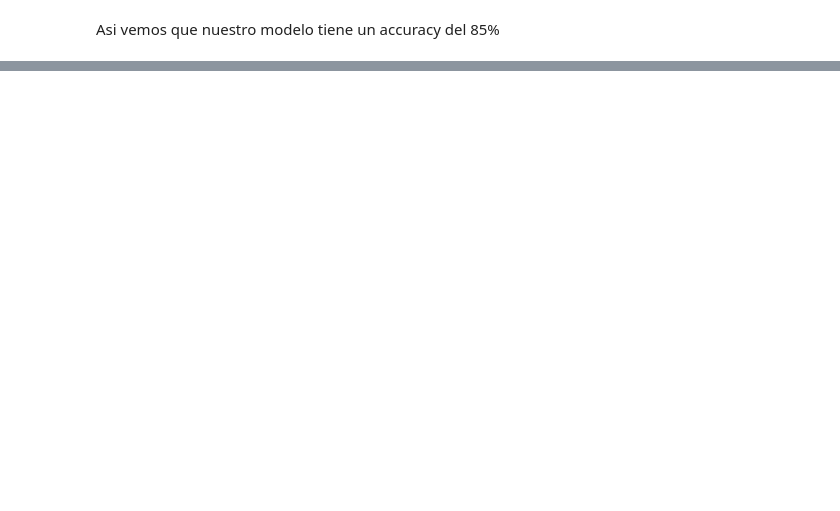
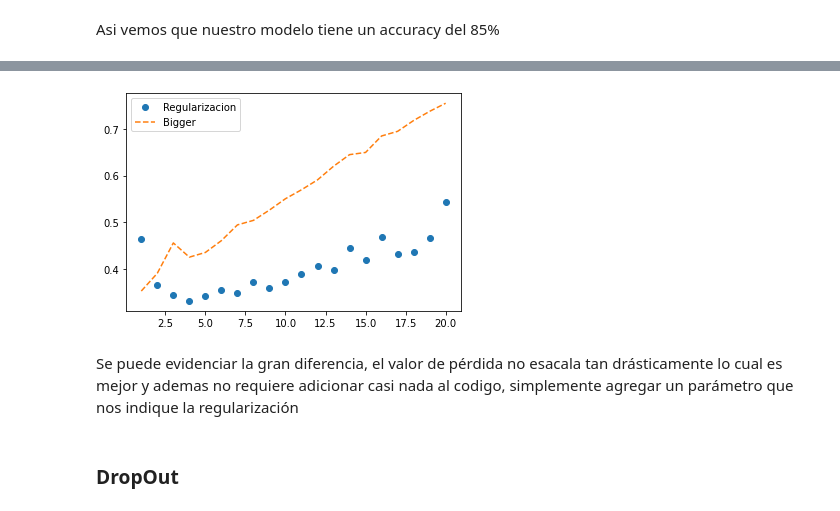
Before and after one commit to simoncardenas2002/Redes-Neuronales, a Jupyter notebook: binary_clasification.ipynb, the cells around one changed output, grey strips where cells are left out. Cells and saved outputs as stored; diff of their text form; code cells hidden in the pictures; blank space fills up the shorter version.

```diff
--- a/binary_clasification.ipynb
+++ b/binary_clasification.ipynb
@@ -115,0 +175,17 @@ Asi vemos que nuestro modelo tiene un accuracy del 85%
+# %%
+model3=models.Sequential() #Modelo tipo secuencial
+model3.add(layers.Dense(16,activation="relu",input_shape=(10000,),
+                        kernel_regularizer=regularizers.l2(0.001))) #capas densas de 16 neuronas con activacion reLu
+model3.add(layers.Dense(16,activation="relu",
+                        kernel_regularizer=regularizers.l2(0.001))) #estas capas no requieren input porque son ocultas
+model3.add(layers.Dense(1,activation="sigmoid")) #Se cambia de función de activación por una apta para probabilidad
+
+model3.compile(optimizer="rmsprop", #tipo de funcion optimizadora
+              loss="binary_crossentropy",  #función de pérdida
+              metrics=["acc"])
+
+history3 = model3.fit(partial_x_train,
+                    partial_y_train,
+                    epochs=20,
+                    batch_size=512,
+                    validation_data=(x_val,y_val))
@@ -115,0 +210,18 @@ Asi vemos que nuestro modelo tiene un accuracy del 85%
+# %%
+history_dict=history.history
+
+loss_values=history_dict["loss"]
+val_loss_values=history_dict["val_loss"]
+val_loss_values_3=history3.history["val_loss"]
+
+epoch=range(1,len(loss_values)+1)
+plt.plot(epoch,val_loss_values_3,"o",label="Regularizacion")
+plt.plot(epoch,val_loss_values,"--",label="Bigger")
+plt.legend()
+plt.show()
+# %% [output]
+[figure, added]
+# %% [markdown]
+Se puede evidenciar la gran diferencia, el valor de pérdida no esacala tan drásticamente lo cual es mejor y ademas no requiere adicionar casi nada al codigo, simplemente agregar un parámetro que nos indique la regularización
+# %% [markdown]
+### DropOut
```
Also changed, not shown: parts of 18 cells of this notebook.
